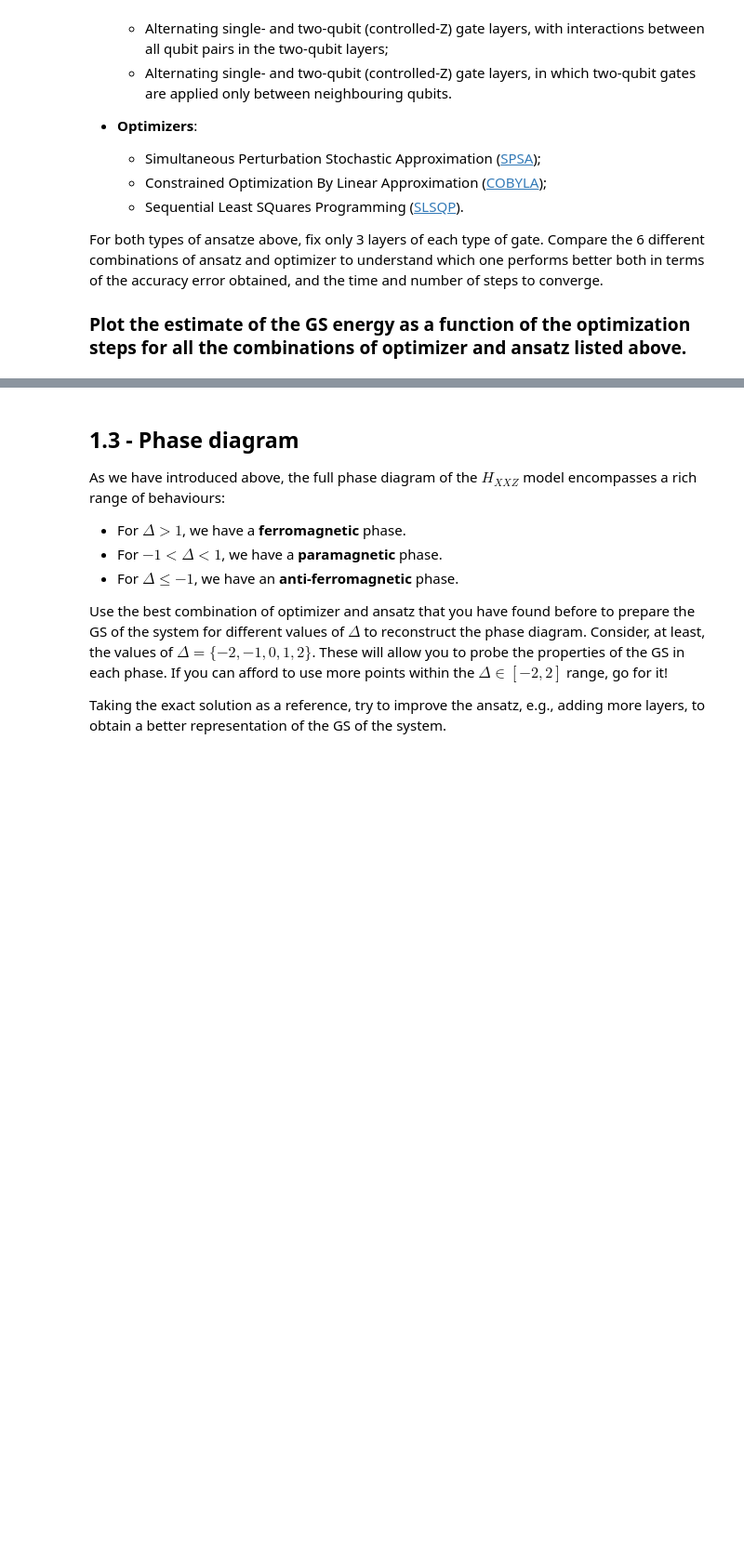
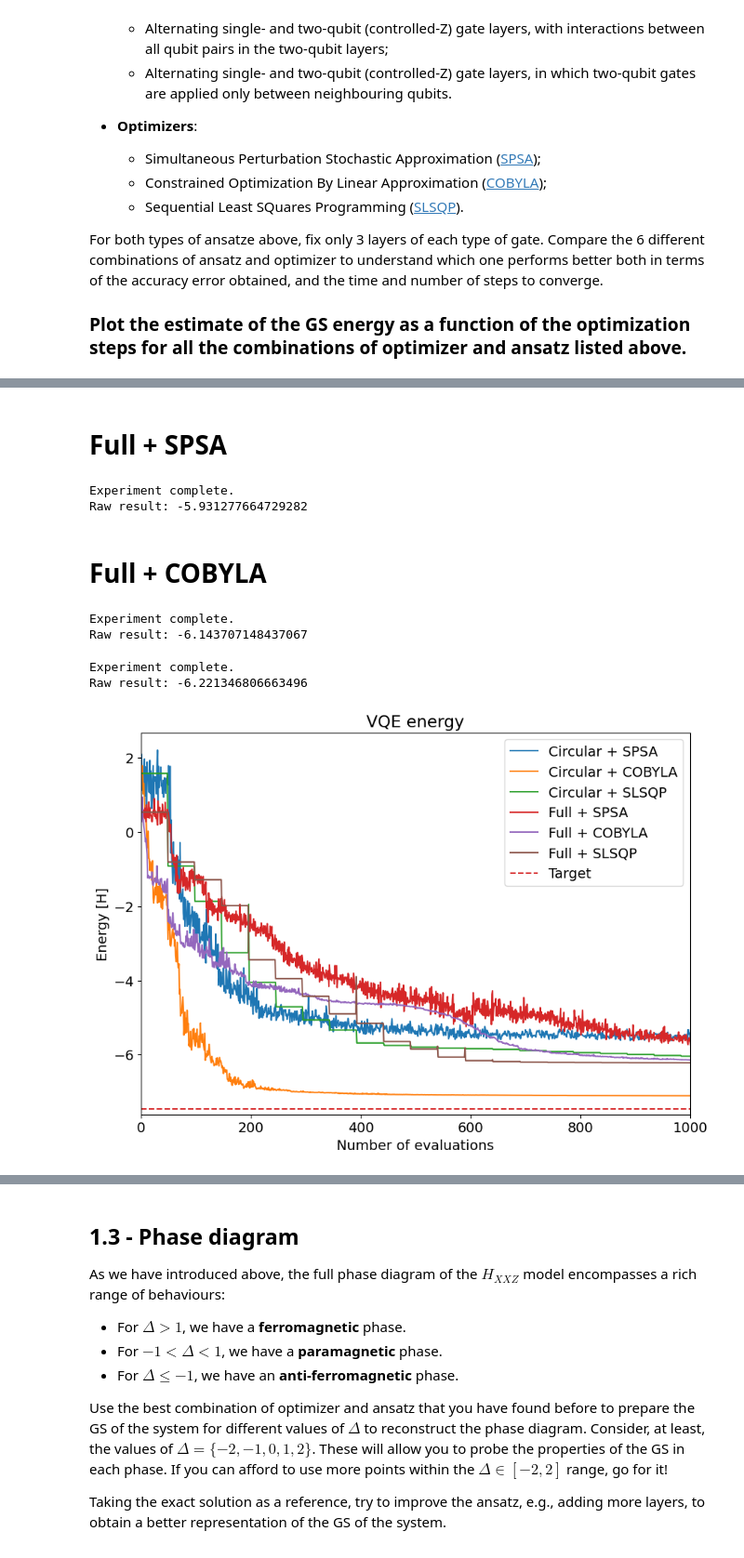
Before and after one commit to QuantumBarcelona/Qiskit-Hackathon-BCN, a Jupyter notebook: challenges/ICFO_challenge.ipynb, the cells around one changed output, grey strips where cells are left out. Shown at 93% size. Saved outputs shown, nothing was run; the diff lists cells and outputs as text; code cells hidden in the pictures; blank space fills up the shorter version.

```diff
--- a/challenges/ICFO_challenge.ipynb
+++ b/challenges/ICFO_challenge.ipynb
@@ -118,0 +462,78 @@ For both types of ansatze above, fix only 3 layers of each type of gate. Compare
+# %% [markdown]
+# Full + SPSA
+# %%
+log_full_spsa = VQELog([], [])
+vqe = VQE(
+        Estimator(),
+        full_ansatz,
+        spsa_optimizer,
+        callback=log_full_spsa.update,
+        initial_point=initial_point,
+    )
+
+result_full_spsa = vqe.compute_minimum_eigenvalue(observables)
+print("Experiment complete.".ljust(30))
+print(f"Raw result: {result_full_spsa.optimal_value}")
+# %% [output]
+Experiment complete.
+Raw result: -5.931277664729282
+# %% [markdown]
+# Full + COBYLA
+# %%
+log_full_cobyla = VQELog([], [])
+vqe = VQE(
+        Estimator(),
+        full_ansatz,
+        cobyla_optimizer,
+        callback=log_full_cobyla.update,
+        initial_point=initial_point,
+    )
+
+result_full_cobyla = vqe.compute_minimum_eigenvalue(observables)
+print("Experiment complete.".ljust(30))
+print(f"Raw result: {result_full_cobyla.optimal_value}")
+# %% [output]
+Experiment complete.
+Raw result: -6.143707148437067
+# %%
+log_full_slsqp = VQELog([], [])
+vqe = VQE(
+        Estimator(),
+        full_ansatz,
+        slsqp_optimizer,
+        callback=log_full_slsqp.update,
+        initial_point=initial_point,
+    )
+
+result_full_slsqp = vqe.compute_minimum_eigenvalue(observables)
+print("Experiment complete.".ljust(30))
+print(f"Raw result: {result_full_slsqp.optimal_value}")
+# %% [output]
+Experiment complete.
+Raw result: -6.221346806663496
+# %%
+import matplotlib.pyplot as plt
+
+plt.rcParams["font.size"] = 14
+
+# Plot energy and reference value
+plt.figure(figsize=(10, 7))
+plt.plot(log_circular_spsa.values, label="Circular + SPSA")
+plt.plot(log_circular_cobyla.values, label="Circular + COBYLA")
+plt.plot(log_circular_slsqp.values, label="Circular + SLSQP")
+
+plt.plot(log_full_spsa.values, label="Full + SPSA")
+plt.plot(log_full_cobyla.values, label="Full + COBYLA")
+plt.plot(log_full_slsqp.values, label="Full + SLSQP")
+
+plt.axhline(y=e_gs, color="tab:red", ls="--", label="Target")
+
+plt.legend(loc="best")
+plt.xlabel("Number of evaluations")
+plt.ylabel("Energy [H]")
+plt.title("VQE energy")
+plt.xlim(0, 1000)
+# plt.xscale("log")
+plt.show()
+# %% [output]
+[figure, added]
```
Also changed, not shown: parts of 36 cells of this notebook.
